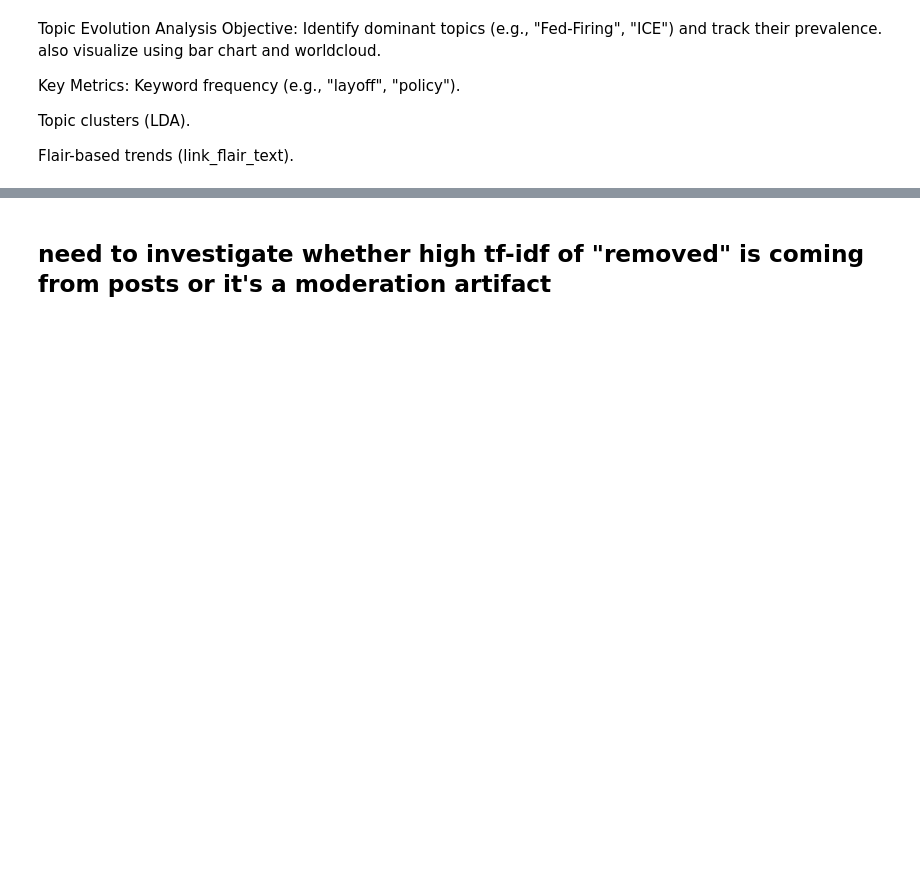
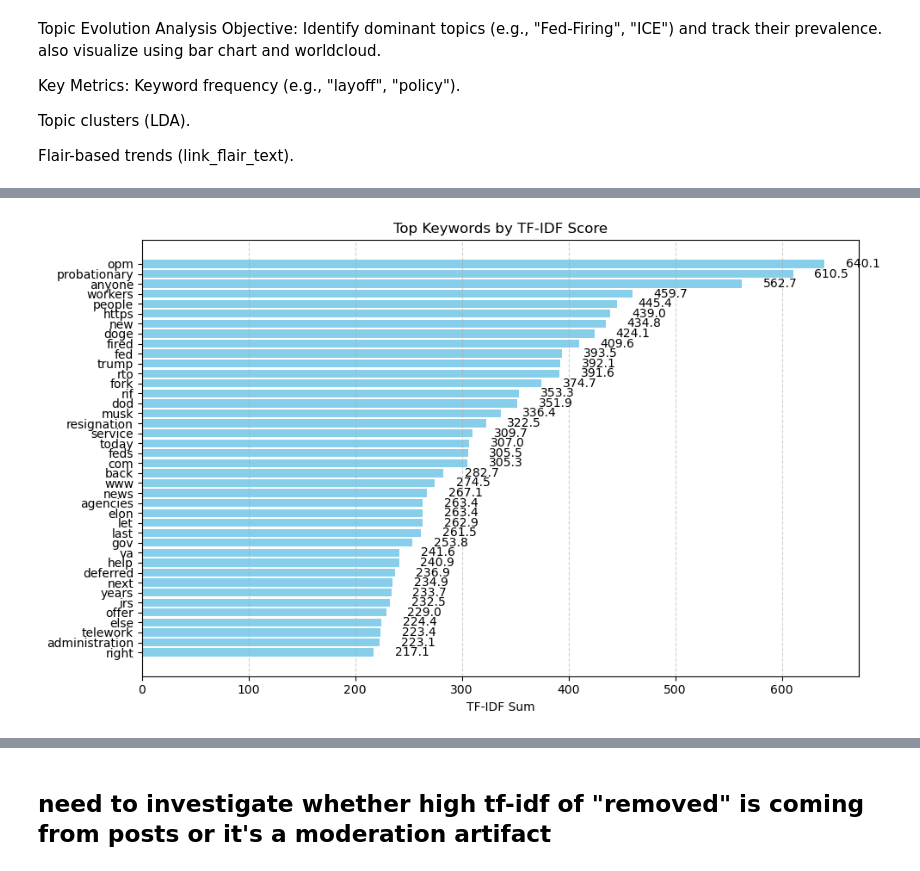
Before and after one commit to FahimShahriarAnik/Chaos_in_fedNews, a Jupyter notebook: data_analysis.ipynb, the cells around one changed output, grey strips where cells are left out. Cells and saved outputs as stored; diff of their text form; code cells hidden in the pictures; blank space fills up the shorter version.

```diff
--- a/data_analysis.ipynb
+++ b/data_analysis.ipynb
@@ -200,0 +122,91 @@ dtype: float64
+# %%
+from sklearn.feature_extraction.text import TfidfVectorizer
+from sklearn.decomposition import LatentDirichletAllocation
+import numpy as np
+import pandas as pd
+import matplotlib.pyplot as plt
+from nltk.corpus import stopwords
+
+SINGLE_STOPWORDS = set(stopwords.words('english')).union({
+    # General fillers
+    'get', 'got', 'like', 'know', 'one', 'thing', 'things', 'really', 'would', 'could', 'also',
+    'even', 'make', 'much', 'many', 'say', 'said', 'well', 'still', 'dont', 'didnt', 'cant', 'im',
+    'us', 'use', 'using', 'way', 'need', 'want', 'think', 'go', 'going', 'take', 'give', 'see', 'may',
+    # Contextless personal pronouns
+    'i', 'you', 'he', 'she', 'we', 'they', 'me', 'him', 'her', 'them', 'your', 'my', 'our', 'their',
+    # Domain-generic words
+    'agency', 'federal', 'employee', 'employees', 'government', 'position', 'job', 'jobs', 'office',
+    'manager', 'supervisor', 'human', 'resource', 'work', 'working', 'time', 'day', 'year', 'month',
+    'week', 'leave', 'pay', 'email', 'contact', 'title', 'context', 'question', 'concern', 'thank',
+    'please', 'subreddit', 'moderator', 'bot', 'automatically', 'performed', 'message', 'compose',
+    # Reddit/meta-specific terms
+    'removed', 'deleted', 'post', 'thread', 'comment', 'reply', 'upvote', 'downvote',
+})
+
+
+# Load filtered data
+df = pd.read_json("2_months_data/filtered_posts.jsonl", lines=True)
+
+# Convert timestamp to datetime
+df["date"] = pd.to_datetime(df["created_utc"], unit="s")
+
+# # Group posts by week
+# weekly_posts = df.resample('W', on='date').size()
+
+# Combine title and selftext
+df["text"] = df["title"] + " " + df["selftext"]
+
+# Clean the text column
+df["text"] = df["text"].str.replace("\[removed\]|\[deleted\]", "", regex=True, case=False)
+
+# TF-IDF for keyword extraction
+tfidf = TfidfVectorizer(stop_words=list(SINGLE_STOPWORDS), max_features=1000)
+tfidf_matrix = tfidf.fit_transform(df["text"])
+
+# Top keywords
+keywords = pd.Series(
+    tfidf_matrix.sum(axis=0).A1,
+    index=tfidf.get_feature_names_out()
+).sort_values(ascending=False).head(40)
+#print("Top Keywords:\n", keywords)
+
+
+import matplotlib.pyplot as plt
+
+# Convert keywords to DataFrame
+keywords_df = keywords.reset_index()
+keywords_df.columns = ["word", "tfidf_sum"]
+
+# Plot
+plt.figure(figsize=(10, 6))
+plt.barh(keywords_df["word"], keywords_df["tfidf_sum"], color="skyblue")
+plt.xlabel("TF-IDF Sum")
+plt.title("Top Keywords by TF-IDF Score")
+plt.gca().invert_yaxis()  # Highest score at top
+plt.grid(axis="x", linestyle="--", alpha=0.6)
+
+# Add labels
+for i, v in enumerate(keywords_df["tfidf_sum"]):
+    plt.text(v + 20, i, f"{v:.1f}", va="center")
+
+plt.tight_layout()
+plt.show()
+
+
+
+from wordcloud import WordCloud
+
+# Convert TF-IDF scores to a dictionary
+word_weights = keywords.to_dict()
+
+# Generate word cloud
+wordcloud = WordCloud(width=800, height=400, background_color="white")
+wordcloud.generate_from_frequencies(word_weights)
+
+plt.figure(figsize=(12, 6))
+plt.imshow(wordcloud, interpolation="bilinear")
+plt.axis("off")
+plt.title("TF-IDF Weighted Word Cloud")
+plt.show()
+# %% [output]
+[figure, added]
```
Also changed, not shown: parts of 3 cells of this notebook, 25 other files.
